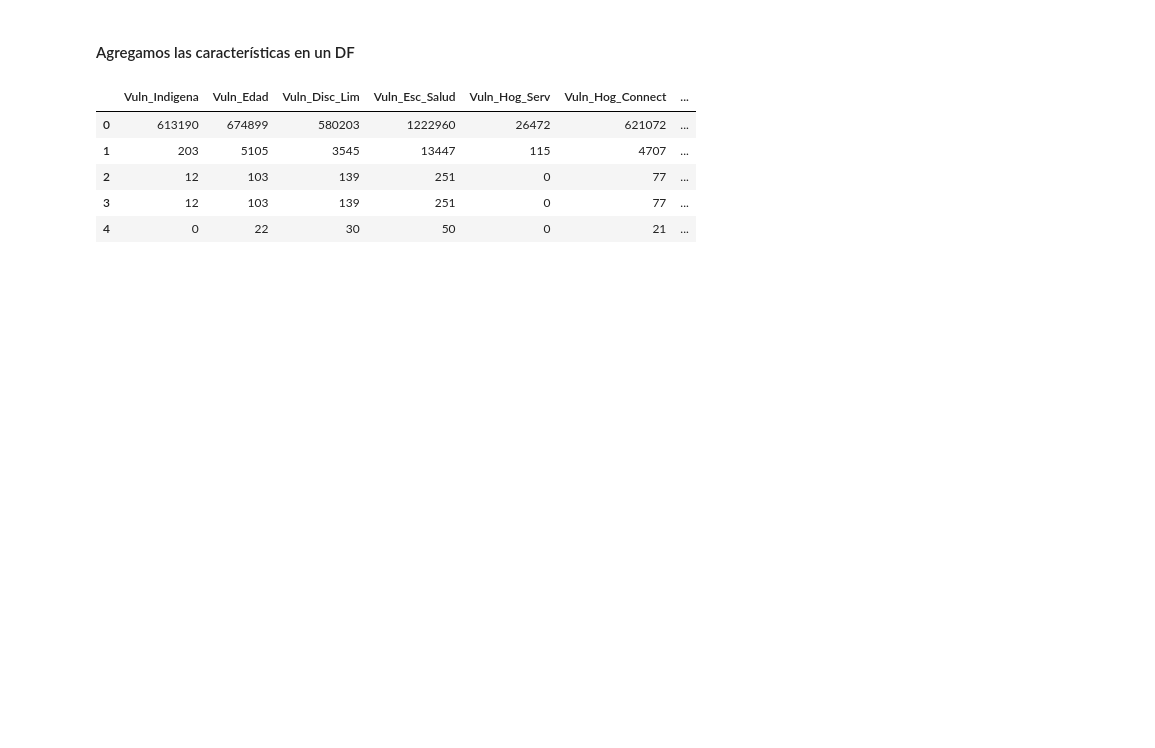
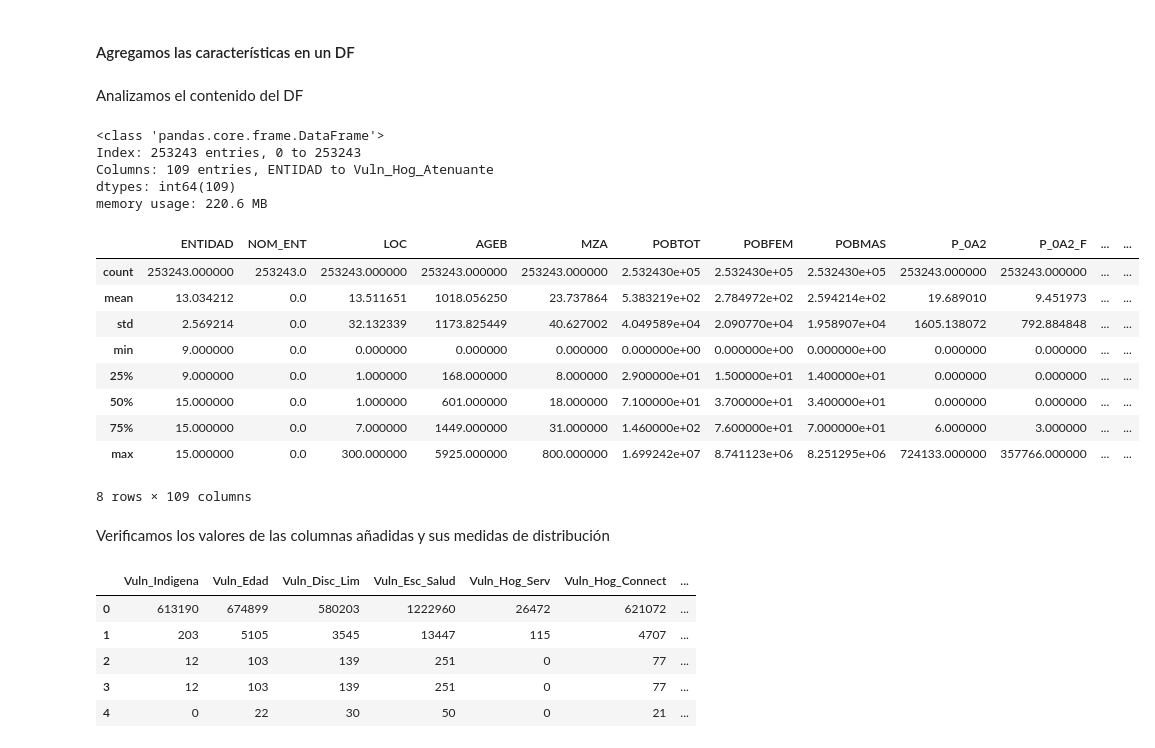
Before and after one commit to LH-1169213/IslasDeCalor, a Jupyter notebook: EDA_SCITEL_INEGI_Avance_2.ipynb, the cells around one changed output. Cells and saved outputs as stored; diff of their text form; code cells hidden in the pictures; blank space fills up the shorter version.

```diff
--- a/EDA_SCITEL_INEGI_Avance_2.ipynb
+++ b/EDA_SCITEL_INEGI_Avance_2.ipynb
@@ -1257,6 +1257,31 @@ dtype: int64
 # %%
 df_cat_vuln=df_cat.copy()
 df_cat_vuln = pd.concat([df_cat_vuln, df_indigena, df_edad, df_esc_salud, df_disc_lim, df_hog_serv, df_hog_connect, df_hog_atenuante],axis=1)
+# %% [markdown]
+Analizamos el contenido del DF
+# %%
+df_cat_vuln.info()
+# %% [output]
+<class 'pandas.core.frame.DataFrame'>
+Index: 253243 entries, 0 to 253243
+Columns: 109 entries, ENTIDAD to Vuln_Hog_Atenuante
+dtypes: int64(109)
+memory usage: 220.6 MB
+# %%
+df_cat_vuln.describe()
+# %% [output]
+|  | ENTIDAD | NOM_ENT | LOC | AGEB | MZA | POBTOT | POBFEM | POBMAS | P_0A2 | P_0A2_F | ... | ... |
+| count | 253243.000000 | 253243.0 | 253243.000000 | 253243.000000 | 253243.000000 | 2.532430e+05 | 2.532430e+05 | 2.532430e+05 | 253243.000000 | 253243.000000 | ... | ... |
+| mean | 13.034212 | 0.0 | 13.511651 | 1018.056250 | 23.737864 | 5.383219e+02 | 2.784972e+02 | 2.594214e+02 | 19.689010 | 9.451973 | ... | ... |
+| std | 2.569214 | 0.0 | 32.132339 | 1173.825449 | 40.627002 | 4.049589e+04 | 2.090770e+04 | 1.958907e+04 | 1605.138072 | 792.884848 | ... | ... |
+| min | 9.000000 | 0.0 | 0.000000 | 0.000000 | 0.000000 | 0.000000e+00 | 0.000000e+00 | 0.000000e+00 | 0.000000 | 0.000000 | ... | ... |
+| 25% | 9.000000 | 0.0 | 1.000000 | 168.000000 | 8.000000 | 2.900000e+01 | 1.500000e+01 | 1.400000e+01 | 0.000000 | 0.000000 | ... | ... |
+| 50% | 15.000000 | 0.0 | 1.000000 | 601.000000 | 18.000000 | 7.100000e+01 | 3.700000e+01 | 3.400000e+01 | 0.000000 | 0.000000 | ... | ... |
+| 75% | 15.000000 | 0.0 | 7.000000 | 1449.000000 | 31.000000 | 1.460000e+02 | 7.600000e+01 | 7.000000e+01 | 6.000000 | 3.000000 | ... | ... |
+| max | 15.000000 | 0.0 | 300.000000 | 5925.000000 | 800.000000 | 1.699242e+07 | 8.741123e+06 | 8.251295e+06 | 724133.000000 | 357766.000000 | ... | ... |
+8 rows × 109 columns
+# %% [markdown]
+Verificamos los valores de las columnas añadidas y sus medidas de distribución
 # %%
 df_cat_vuln[['Vuln_Indigena', 'Vuln_Edad', 'Vuln_Disc_Lim', 'Vuln_Esc_Salud', 'Vuln_Hog_Serv', 'Vuln_Hog_Connect', 'Vuln_Hog_Atenuante']].head()
 # %% [output]
```
Also changed, not shown: parts of 1 cell of this notebook.
